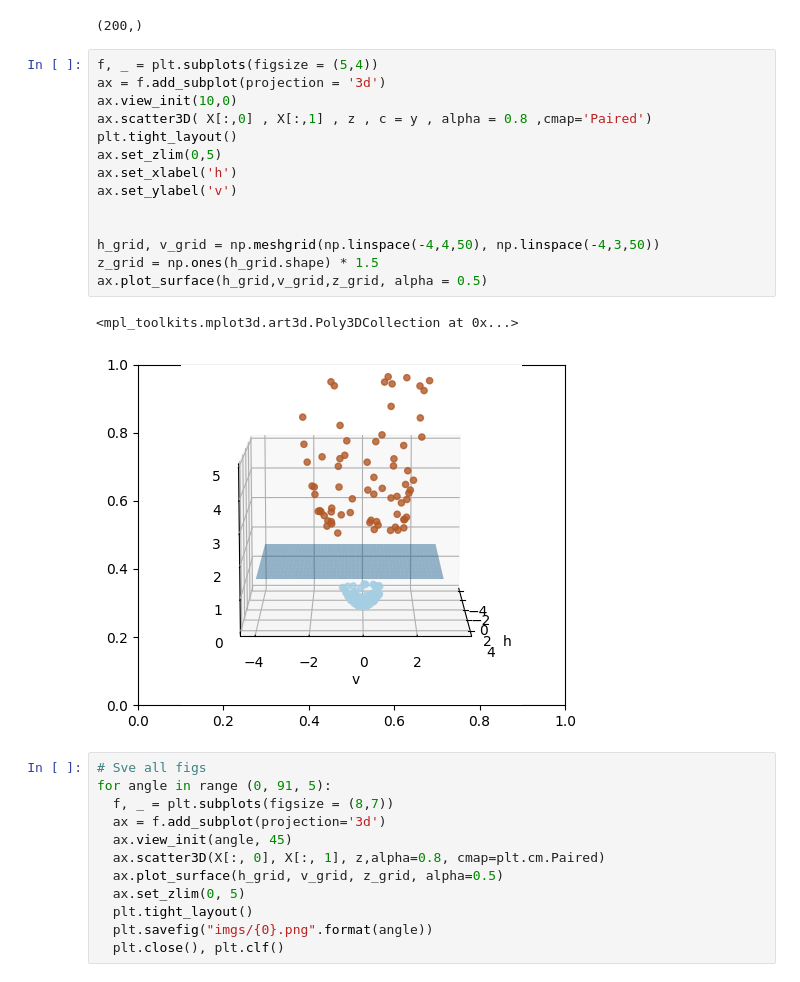
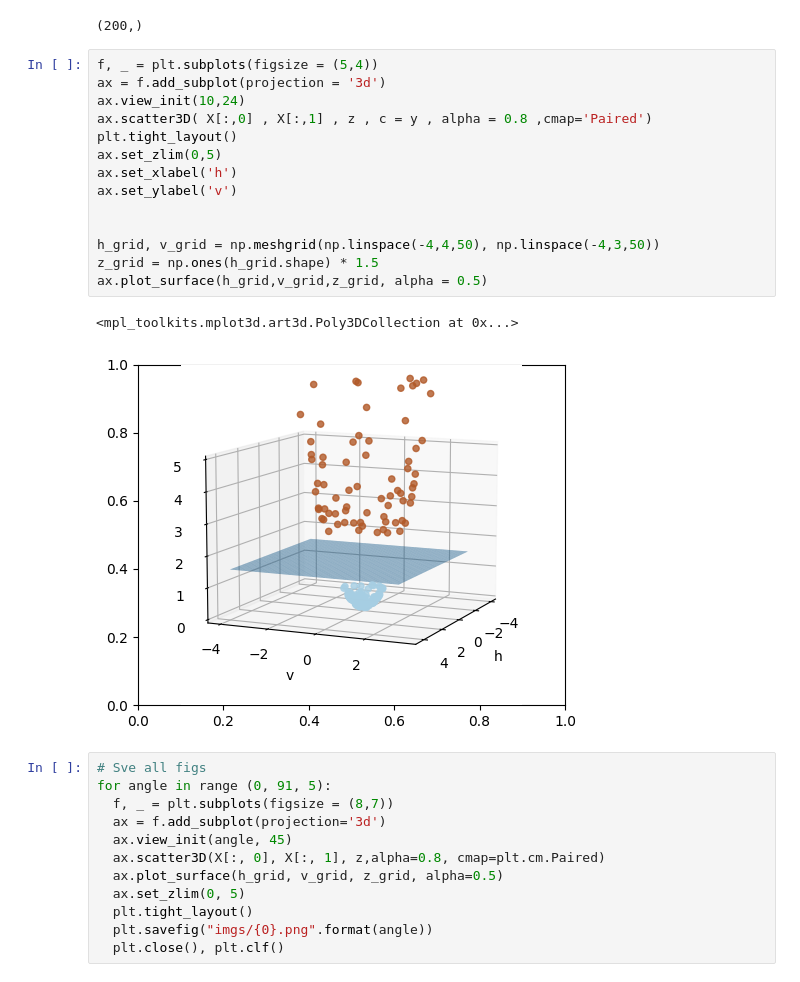
Before and after one commit to JuanGallego2811/machine_learning, a Jupyter notebook: Sem_04/kernels_svm.ipynb, the cells around one changed output. Saved outputs shown, nothing was run; the diff lists cells and outputs as text.

```diff
--- a/Sem_04/kernels_svm.ipynb
+++ b/Sem_04/kernels_svm.ipynb
@@ -27,20 +27,20 @@ print(z.shape)
 # %%
 f, _ = plt.subplots(figsize = (5,4))
 ax = f.add_subplot(projection = '3d')
-ax.view_init(10,0)
+ax.view_init(10,24)
 ax.scatter3D( X[:,0] , X[:,1] , z , c = y , alpha = 0.8 ,cmap='Paired')
 plt.tight_layout()
 ax.set_zlim(0,5)
 ax.set_xlabel('h')
 ax.set_ylabel('v')
 
 
 h_grid, v_grid = np.meshgrid(np.linspace(-4,4,50), np.linspace(-4,3,50))
 z_grid = np.ones(h_grid.shape) * 1.5
 ax.plot_surface(h_grid,v_grid,z_grid, alpha = 0.5)
 # %% [output]
 <mpl_toolkits.mplot3d.art3d.Poly3DCollection at 0x...>
-[figure, old version]
+[figure, new version]
 # %%
 # Sve all figs
 for angle in range (0, 91, 5):
```
